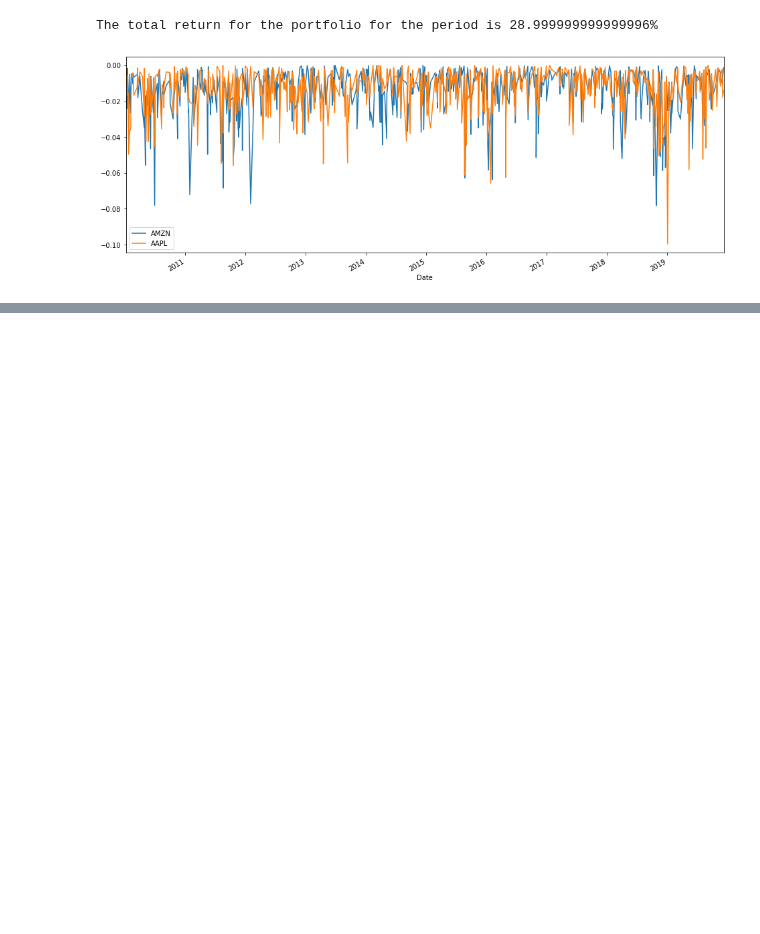
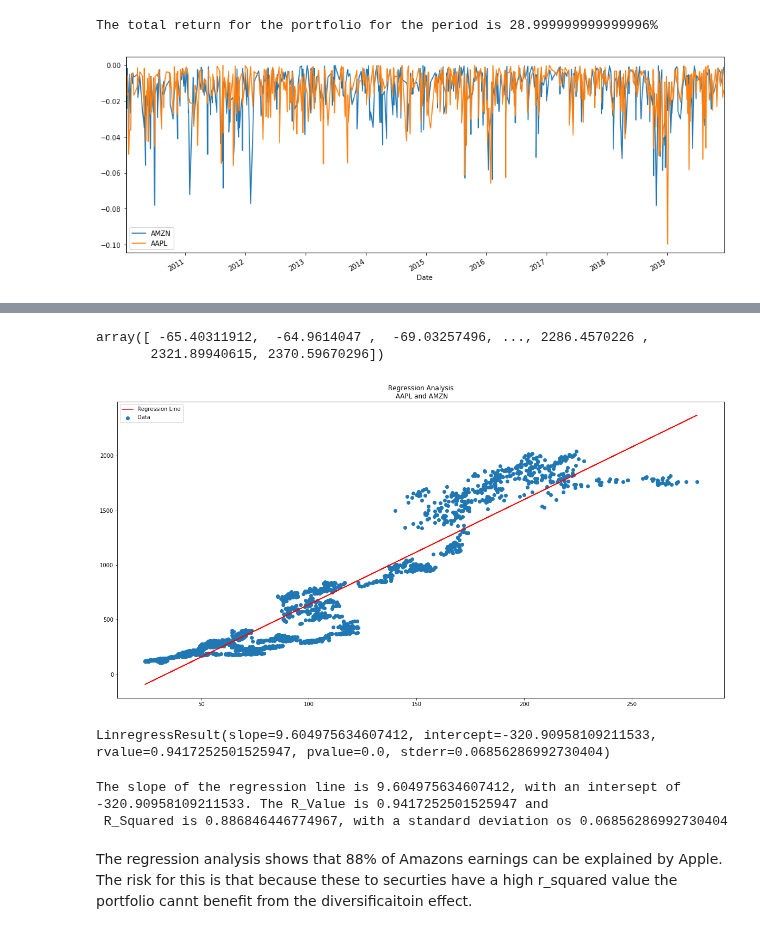
Before and after one commit to Berkat0789/Data_Analysis, a Jupyter notebook: review/Untitled.ipynb, the cells around one changed output, grey strips where cells are left out. Saved outputs shown, nothing was run; the diff lists cells and outputs as text; code cells hidden in the pictures; blank space fills up the shorter version.

Commit message:
Stock analysis and nfl started

```diff
--- a/review/Untitled.ipynb
+++ b/review/Untitled.ipynb
@@ -116,0 +124,4 @@ simple_returns.cov() * 250
+# %%
+#generate the data to plot
+x_constant = sm.add_constant(df["AAPL"])
+model = sm.OLS(df["AMZN"], x_constant).fit()
@@ -116,0 +150,16 @@ simple_returns.cov() * 250
+# %%
+regressionLine = model.predict()
+regressionLine
+# %% [output]
+array([ -65.40311912,  -64.9614047 ,  -69.03257496, ..., 2286.4570226 ,
+       2321.89940615, 2370.59670296])
+# %%
+#plot a scatter graph to observe the correlation
+plt.figure(figsize=(20,10))
+plt.scatter(df["AAPL"], df["AMZN"], label = "Data")
+plt.plot(df["AAPL"], regressionLine, label = "Regression Line", color = "r")
+plt.title("Regression Analysis\n AAPL and AMZN")
+plt.legend()
+plt.show()
+# %% [output]
+[figure, added]
@@ -116,0 +168,11 @@ simple_returns.cov() * 250
+# %%
+regression_summary
+# %% [output]
+LinregressResult(slope=9.604975634607412, intercept=-320.90958109211533, rvalue=0.9417252501525947, pvalue=0.0, stderr=0.06856286992730404)
+# %%
+print(f"The slope of the regression line is {regression_summary.slope}, with an intersept of {regression_summary.intercept}. The R_Value is {regression_summary.rvalue} and\n R_Squared is {regression_summary.rvalue ** 2}, with a standard deviation os {regression_summary.stderr}")
+# %% [output]
+The slope of the regression line is 9.604975634607412, with an intersept of -320.90958109211533. The R_Value is 0.9417252501525947 and
+ R_Squared is 0.886846446774967, with a standard deviation os 0.06856286992730404
+# %% [markdown]
+The regression analysis shows that 88% of Amazons earnings can be explained by Apple. The risk for this is that because these to securties have a high r_squared value the portfolio cannt benefit from the diversificaitoin effect.
```
Also changed, not shown: parts of 17 cells of this notebook, 3 other files.
